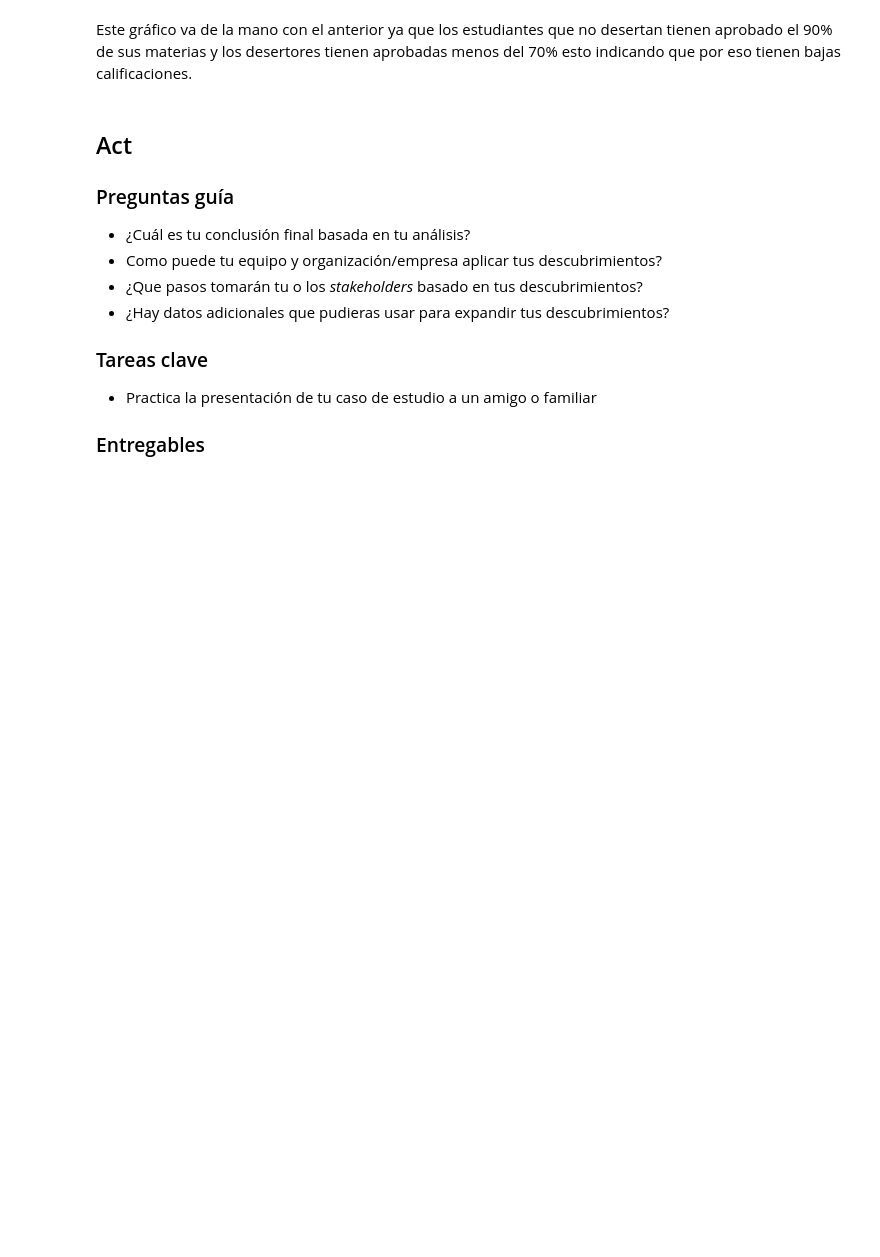
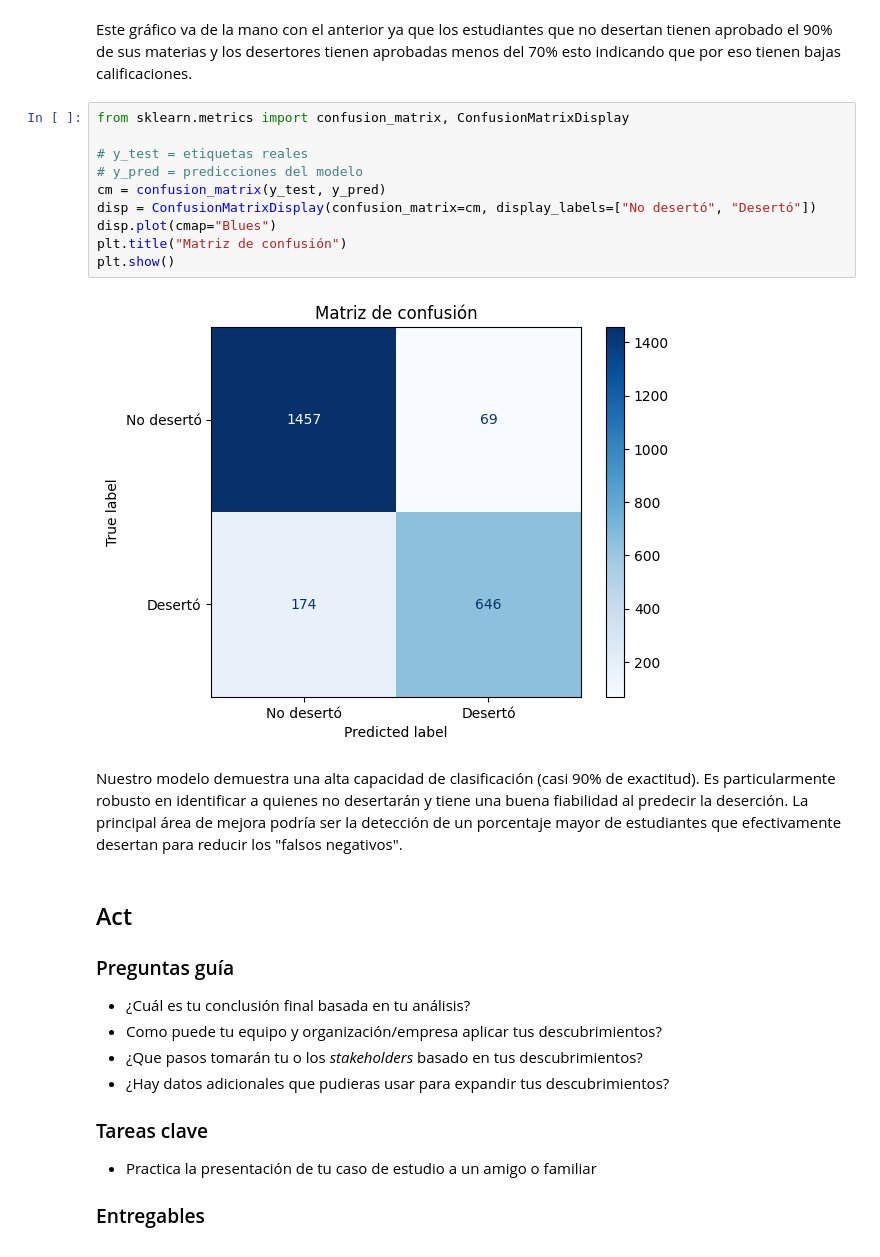
Before and after one commit to SusanItLC/PI-Naranja, a Jupyter notebook: Analisis.ipynb, the cells around one changed output. Cells and saved outputs as stored; diff of their text form; blank space fills up the shorter version.

Commit message:
Matriz de confusión

```diff
--- a/Analisis.ipynb
+++ b/Analisis.ipynb
@@ -525,6 +525,20 @@ Passing `palette` without assigning `hue` is deprecated and will be removed in v
 [figure]
 # %% [markdown]
 Este gráfico va de la mano con el anterior ya que los estudiantes que no desertan tienen aprobado el 90% de sus materias y los desertores tienen aprobadas menos del 70% esto indicando que por eso tienen bajas calificaciones.
+# %%
+from sklearn.metrics import confusion_matrix, ConfusionMatrixDisplay
+
+# y_test = etiquetas reales
+# y_pred = predicciones del modelo
+cm = confusion_matrix(y_test, y_pred)
+disp = ConfusionMatrixDisplay(confusion_matrix=cm, display_labels=["No desertó", "Desertó"])
+disp.plot(cmap="Blues")
+plt.title("Matriz de confusión")
+plt.show()
+# %% [output]
+[figure, added]
+# %% [markdown]
+Nuestro modelo demuestra una alta capacidad de clasificación (casi 90% de exactitud). Es particularmente robusto en identificar a quienes no desertarán y tiene una buena fiabilidad al predecir la deserción. La principal área de mejora podría ser la detección de un porcentaje mayor de estudiantes que efectivamente desertan para reducir los "falsos negativos".
 # %% [markdown]
 ## Act
 ### Preguntas guía
```
